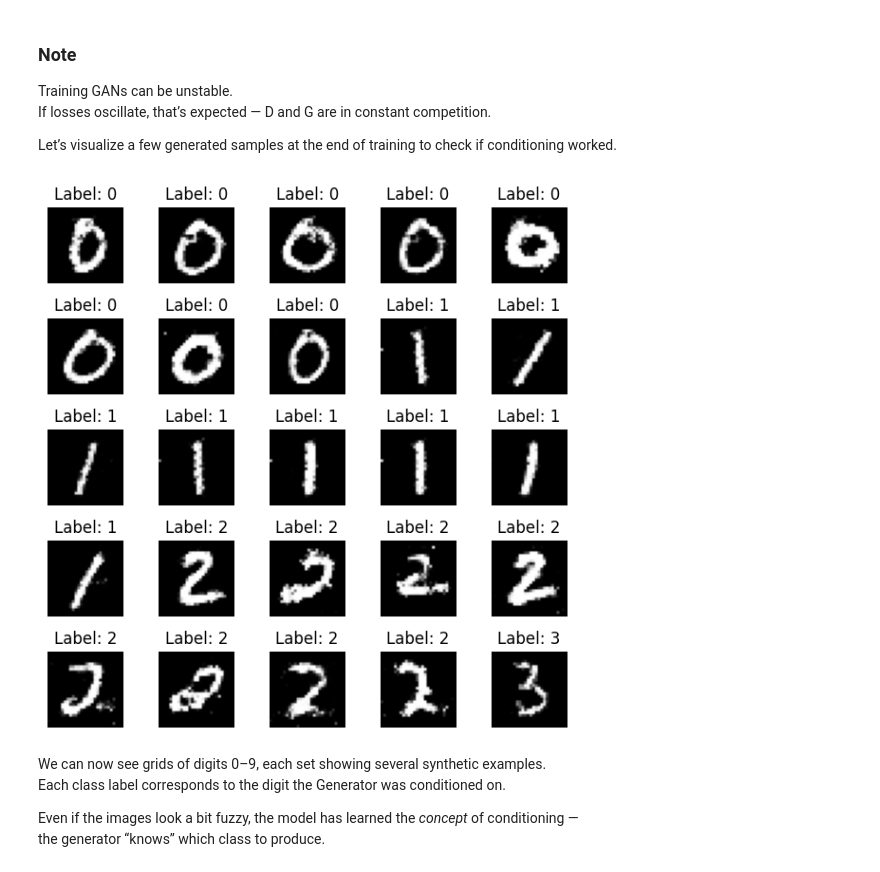
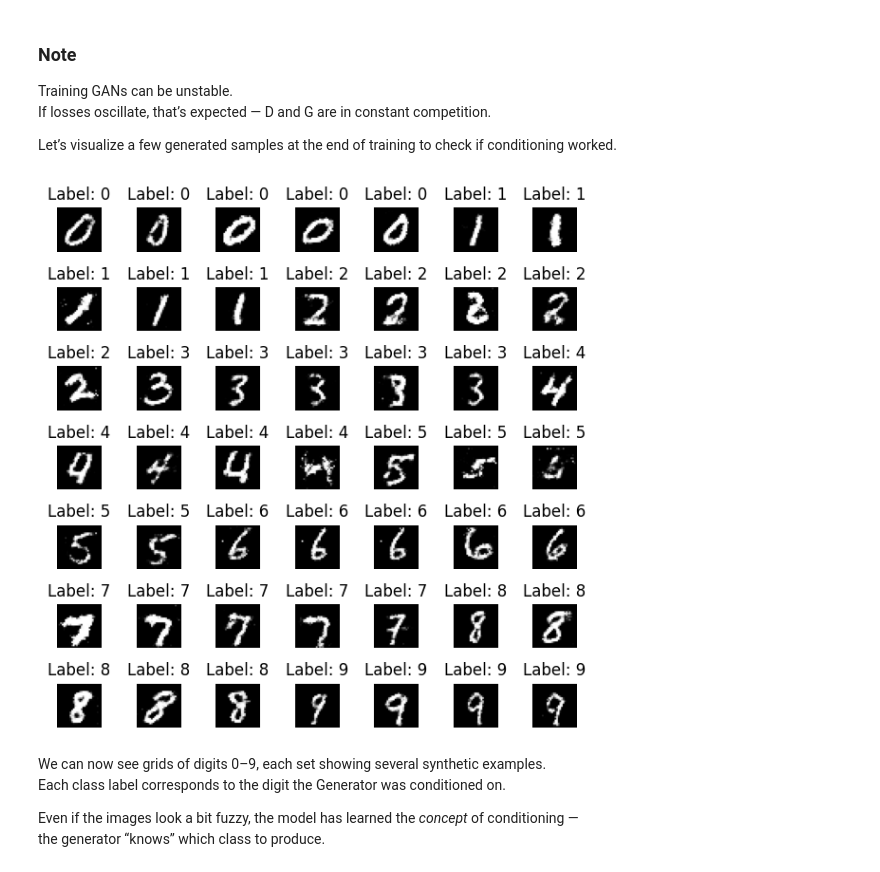
Before and after one commit to ZDBSBS/synthetic-handwritten-digits, a Jupyter notebook: starter/01_cGAN_training.ipynb, the cells around one changed output. Saved outputs shown, nothing was run; the diff lists cells and outputs as text; code cells hidden in the pictures.

```diff
--- a/starter/01_cGAN_training.ipynb
+++ b/starter/01_cGAN_training.ipynb
@@ -251,19 +251,19 @@ If losses oscillate, that’s expected — D and G are in constant competition.
 Let’s visualize a few generated samples at the end of training to check if conditioning worked.
 # %%
 ### Generate and visualize samples
-def generate_samples(generator, n_classes=10, n_per_class=8):
+def generate_samples(generator, n_classes=10, n_per_class=5):
     generator.eval()
     with torch.no_grad():
         z = torch.randn(n_classes * n_per_class, z_dim).to(device)
         labels = torch.tensor([i for i in range(n_classes) for _ in range(n_per_class)]).to(device)
         gen_imgs = generator(z, labels)
     generator.train()
     return gen_imgs, labels
 
 gen_imgs, gen_labels = generate_samples(generator)
-show_batch(gen_imgs.cpu(), gen_labels.cpu(), n=25)
+show_batch(gen_imgs.cpu(), gen_labels.cpu(), n=50)
 # %% [output]
-[figure, old version]
+[figure, new version]
 # %% [markdown]
 We can now see grids of digits 0–9, each set showing several synthetic examples.
 Each class label corresponds to the digit the Generator was conditioned on.
```
Also changed, not shown: parts of 1 cell of this notebook, 3 other files.
